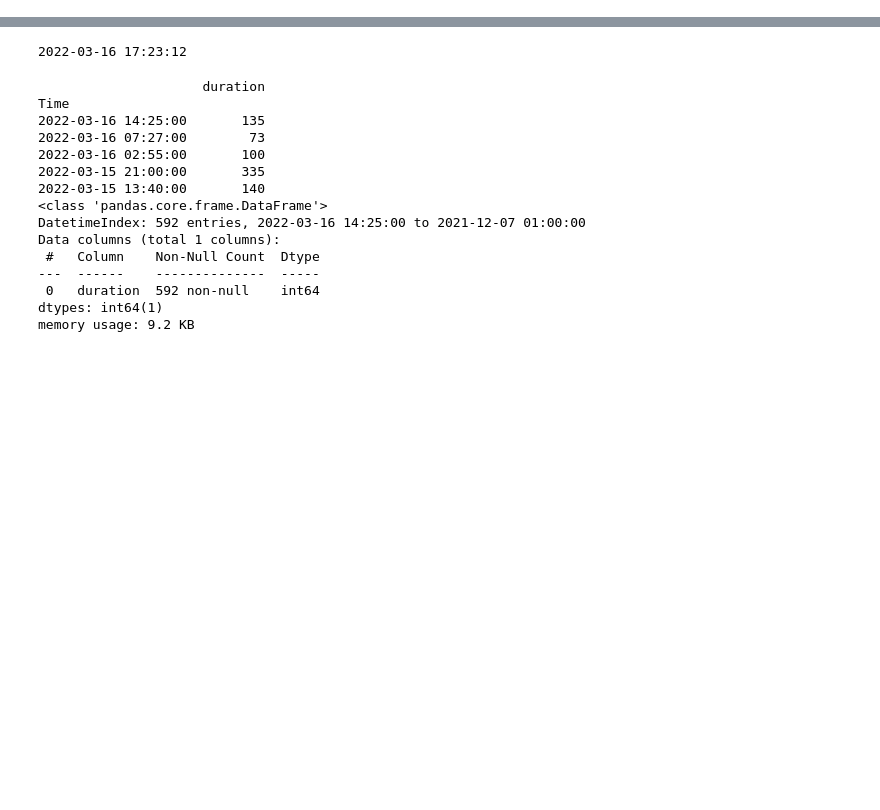
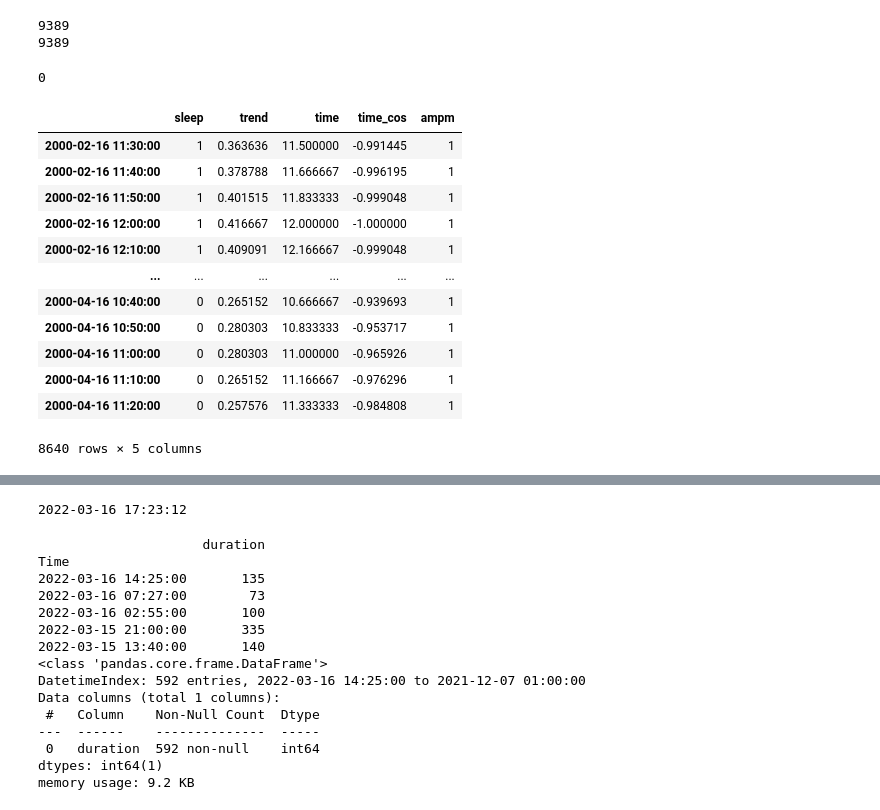
Before and after one commit to dubinkin/BabySleep, a Jupyter notebook: src/data_processing/sleep_time_processing.ipynb, the cells around one changed output, grey strips where cells are left out. Saved outputs shown, nothing was run; the diff lists cells and outputs as text; code cells hidden in the pictures; blank space fills up the shorter version.

```diff
--- a/src/data_processing/sleep_time_processing.ipynb
+++ b/src/data_processing/sleep_time_processing.ipynb
@@ -66,3 +93,35 @@ def get_sleep(birthday):
     dsf['ampm'] = trend.ampm
 
     return dsf, finaltime
+# %%
+birthday = '12/06/2021'
+MODEL_PATH = '../models/'
+
+sleep, time0 = get_sleep(birthday)
+timeseries = sleep.sleep - sleep.trend
+file = open(os.path.join(MODEL_PATH, 'saved_models/SARIMAX_time.txt'), 'r')
+last_time = pd.Timestamp(file.read())
+timeseries = timeseries[timeseries.index > last_time]
+# %% [output]
+9389
+9389
+# %%
+data0.minutes[-1]// 10
+# %% [output]
+0
+# %%
+sleep
+# %% [output]
+|  | sleep | trend | time | time_cos | ampm |
+| 2000-02-16 11:30:00 | 1 | 0.363636 | 11.500000 | -0.991445 | 1 |
+| 2000-02-16 11:40:00 | 1 | 0.378788 | 11.666667 | -0.996195 | 1 |
+| 2000-02-16 11:50:00 | 1 | 0.401515 | 11.833333 | -0.999048 | 1 |
+| 2000-02-16 12:00:00 | 1 | 0.416667 | 12.000000 | -1.000000 | 1 |
+| 2000-02-16 12:10:00 | 1 | 0.409091 | 12.166667 | -0.999048 | 1 |
+| ... | ... | ... | ... | ... | ... |
+| 2000-04-16 10:40:00 | 0 | 0.265152 | 10.666667 | -0.939693 | 1 |
+| 2000-04-16 10:50:00 | 0 | 0.280303 | 10.833333 | -0.953717 | 1 |
+| 2000-04-16 11:00:00 | 0 | 0.280303 | 11.000000 | -0.965926 | 1 |
+| 2000-04-16 11:10:00 | 0 | 0.265152 | 11.166667 | -0.976296 | 1 |
+| 2000-04-16 11:20:00 | 0 | 0.257576 | 11.333333 | -0.984808 | 1 |
+8640 rows × 5 columns
```
Also changed, not shown: parts of 9 cells of this notebook, 33 other files.
